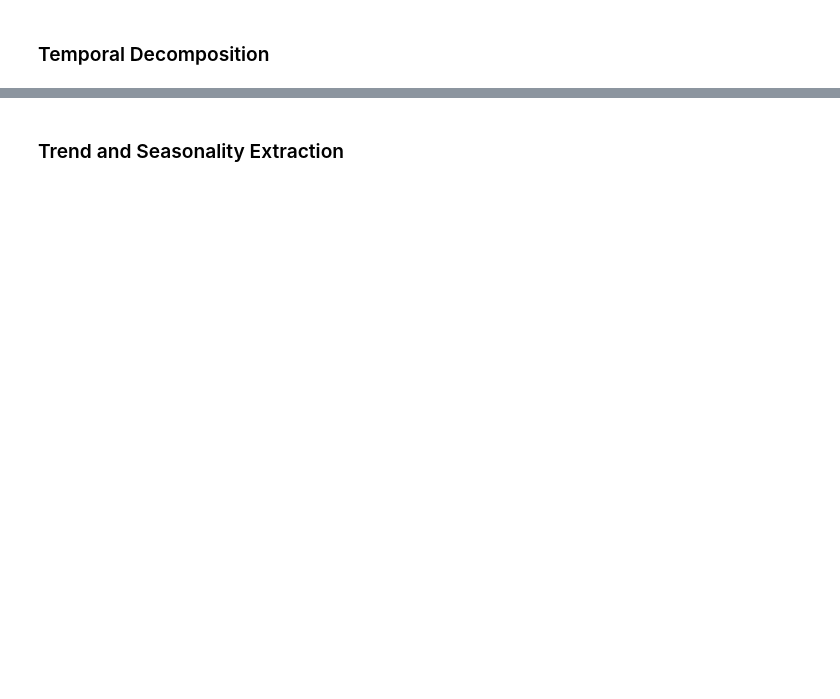
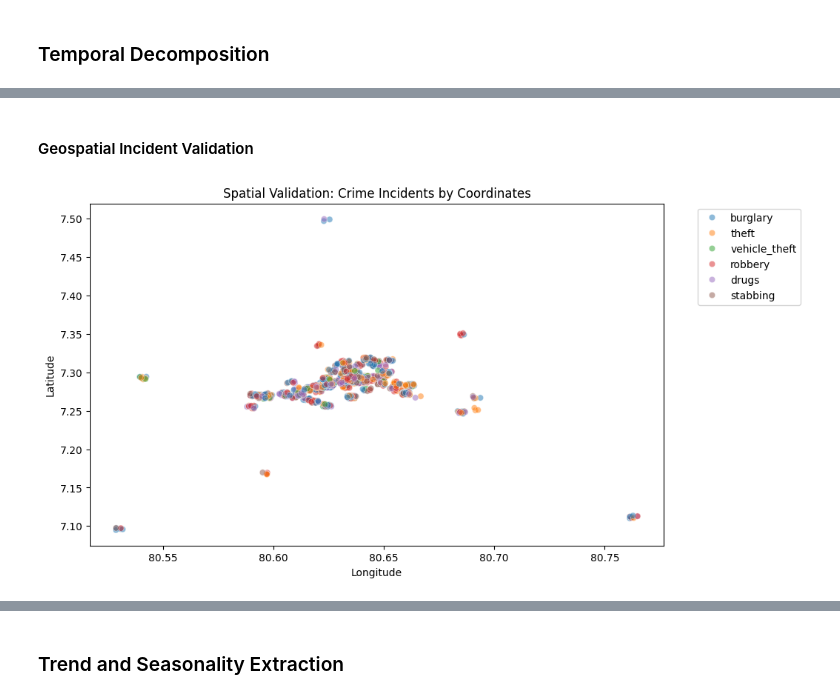
Before and after one commit to Chanthul4054/E-Policing, a Jupyter notebook: Component_1_DPP&DC.ipynb, the cells around one changed output, grey strips where cells are left out. Saved outputs shown, nothing was run; the diff lists cells and outputs as text; code cells hidden in the pictures; blank space fills up the shorter version.

```diff
--- a/Component_1_DPP&DC.ipynb
+++ b/Component_1_DPP&DC.ipynb
@@ -134 +177,17 @@ crime_df['time_bin'] = pd.cut(crime_df['hour'], bins=bins, labels=labels, right=
 crime_df['time_bin'] = pd.Categorical(crime_df['time_bin'], categories=labels, ordered=True)
+# %% [markdown]
+#### Geospatial Incident Validation
+# %%
+import matplotlib.pyplot as plt
+import seaborn as sns
+
+plt.figure(figsize=(10, 6))
+sns.scatterplot(data=crime_df, x='longitude', y='latitude', hue='crime', alpha=0.5)
+plt.title('Spatial Validation: Crime Incidents by Coordinates')
+plt.xlabel('Longitude')
+plt.ylabel('Latitude')
+# Fixed the 'loc' error here: changed '2' to 'upper left'
+plt.legend(bbox_to_anchor=(1.05, 1), loc='upper left')
+plt.show()
+# %% [output]
+[figure, added]
```
Also changed, not shown: parts of 63 cells of this notebook.
